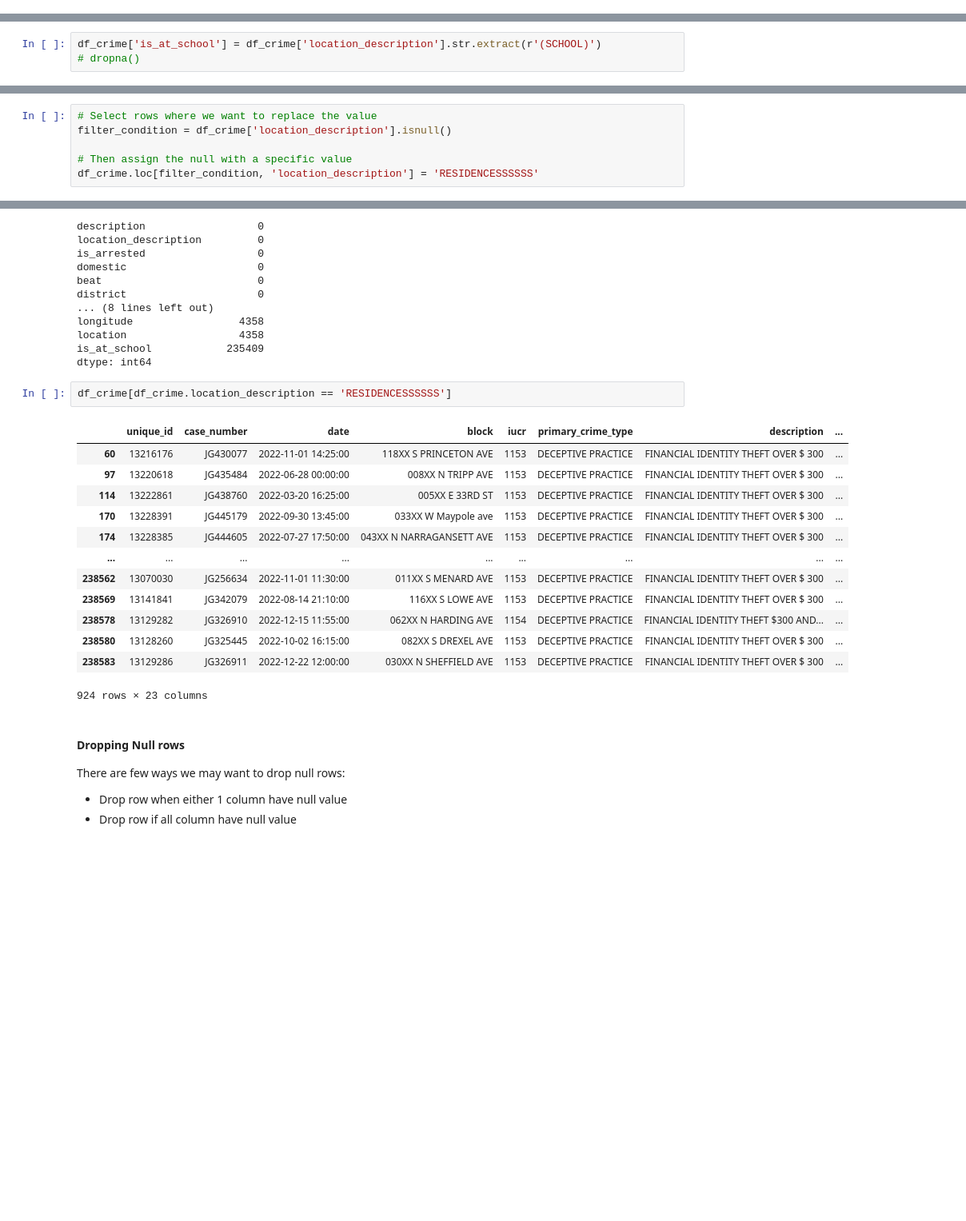
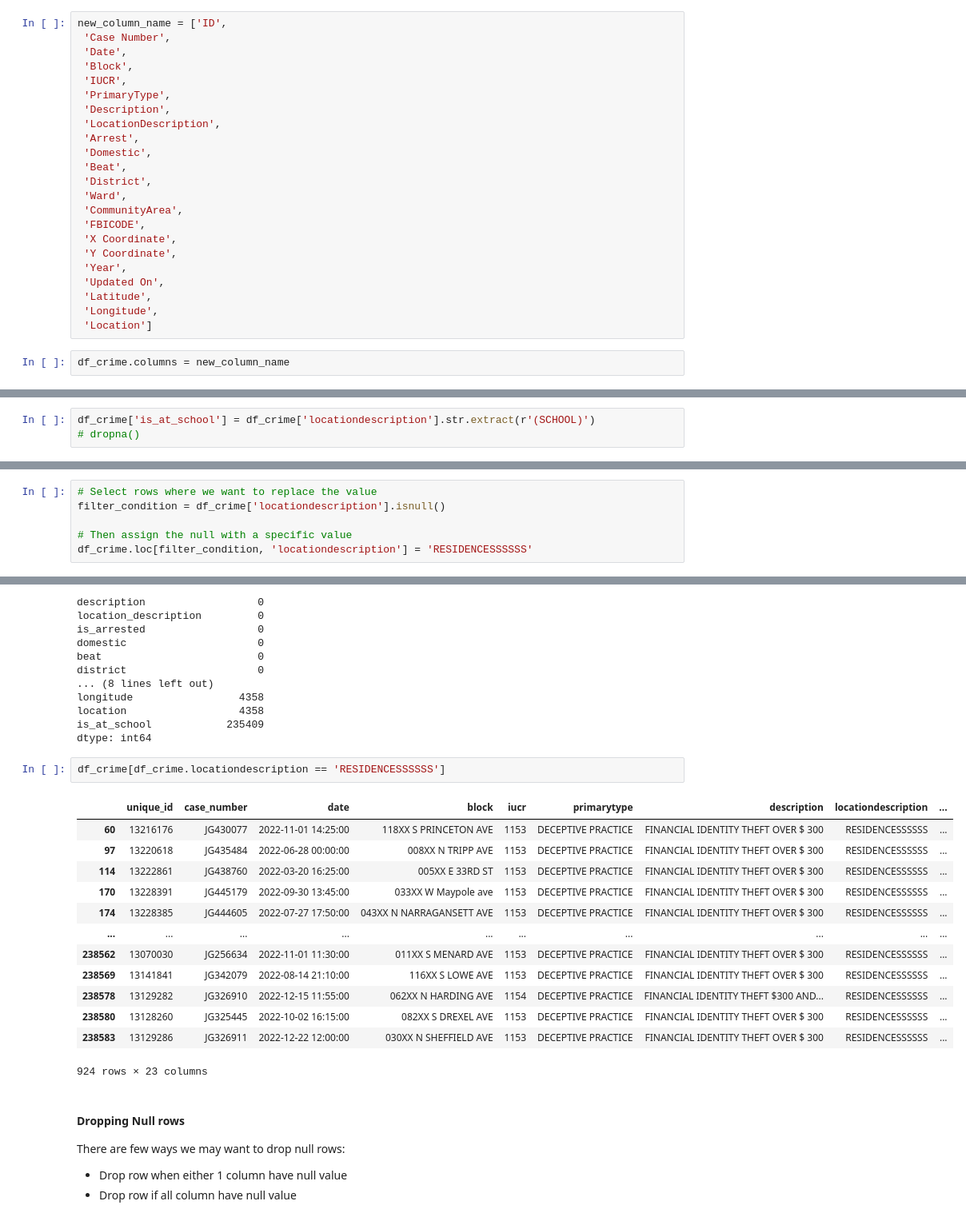
Before and after one commit to ksa-de101-0824/python-pandas, a Jupyter notebook: Demo/1 import data and manipulation.ipynb, the cells around one changed output, grey strips where cells are left out. Shown at 80% size. Drawn from its saved outputs; the diff is of its cells as text; blank space fills up the shorter version.

```diff
--- a/Demo/1 import data and manipulation.ipynb
+++ b/Demo/1 import data and manipulation.ipynb
@@ -225,5 +250,30 @@ list(df_crime.columns)
  'Latitude',
  'Longitude',
  'Location']
+# %%
+new_column_name = ['ID',
+ 'Case Number',
+ 'Date',
+ 'Block',
+ 'IUCR',
+ 'PrimaryType',
+ 'Description',
+ 'LocationDescription',
+ 'Arrest',
+ 'Domestic',
+ 'Beat',
+ 'District',
+ 'Ward',
+ 'CommunityArea',
+ 'FBICODE',
+ 'X Coordinate',
+ 'Y Coordinate',
+ 'Year',
+ 'Updated On',
+ 'Latitude',
+ 'Longitude',
+ 'Location']
+# %%
+df_crime.columns = new_column_name
 # %% [markdown]
 #### Changing column names
@@ -549,7 +659,7 @@ import re
 #### Extracting Value In A String
 https://pandas.pydata.org/pandas-docs/stable/user_guide/text.html#extracting-substrings
 # %%
-df_crime['is_at_school'] = df_crime['location_description'].str.extract(r'(SCHOOL)')
+df_crime['is_at_school'] = df_crime['locationdescription'].str.extract(r'(SCHOOL)')
 # dropna()
 # %%
 df_crime[~df_crime['is_at_school'].isnull()]
@@ -596,10 +706,10 @@ dtype: int64
 #### Replacing Nulls With Value
 # %%
 # Select rows where we want to replace the value
-filter_condition = df_crime['location_description'].isnull()
+filter_condition = df_crime['locationdescription'].isnull()
 
 # Then assign the null with a specific value
-df_crime.loc[filter_condition, 'location_description'] = 'RESIDENCESSSSSS'
+df_crime.loc[filter_condition, 'locationdescription'] = 'RESIDENCESSSSSS'
 # %%
 df_crime.isna().sum()
 # Now no more null at location_description :)
@@ -622,20 +732,20 @@ location                  4358
 is_at_school            235409
 dtype: int64
 # %%
-df_crime[df_crime.location_description == 'RESIDENCESSSSSS']
+df_crime[df_crime.locationdescription == 'RESIDENCESSSSSS']
 # %% [output]
-|  | unique_id | case_number | date | block | iucr | primary_crime_type | description | ... |
-| 60 | 13216176 | JG430077 | 2022-11-01 14:25:00 | 118XX S PRINCETON AVE | 1153 | DECEPTIVE PRACTICE | FINANCIAL IDENTITY THEFT OVER $ 300 | ... |
-| 97 | 13220618 | JG435484 | 2022-06-28 00:00:00 | 008XX N TRIPP AVE | 1153 | DECEPTIVE PRACTICE | FINANCIAL IDENTITY THEFT OVER $ 300 | ... |
-| 114 | 13222861 | JG438760 | 2022-03-20 16:25:00 | 005XX E 33RD ST | 1153 | DECEPTIVE PRACTICE | FINANCIAL IDENTITY THEFT OVER $ 300 | ... |
-| 170 | 13228391 | JG445179 | 2022-09-30 13:45:00 | 033XX W Maypole ave | 1153 | DECEPTIVE PRACTICE | FINANCIAL IDENTITY THEFT OVER $ 300 | ... |
-| 174 | 13228385 | JG444605 | 2022-07-27 17:50:00 | 043XX N NARRAGANSETT AVE | 1153 | DECEPTIVE PRACTICE | FINANCIAL IDENTITY THEFT OVER $ 300 | ... |
-| ... | ... | ... | ... | ... | ... | ... | ... | ... |
-| 238562 | 13070030 | JG256634 | 2022-11-01 11:30:00 | 011XX S MENARD AVE | 1153 | DECEPTIVE PRACTICE | FINANCIAL IDENTITY THEFT OVER $ 300 | ... |
-| 238569 | 13141841 | JG342079 | 2022-08-14 21:10:00 | 116XX S LOWE AVE | 1153 | DECEPTIVE PRACTICE | FINANCIAL IDENTITY THEFT OVER $ 300 | ... |
-| 238578 | 13129282 | JG326910 | 2022-12-15 11:55:00 | 062XX N HARDING AVE | 1154 | DECEPTIVE PRACTICE | FINANCIAL IDENTITY THEFT $300 AND... | ... |
-| 238580 | 13128260 | JG325445 | 2022-10-02 16:15:00 | 082XX S DREXEL AVE | 1153 | DECEPTIVE PRACTICE | FINANCIAL IDENTITY THEFT OVER $ 300 | ... |
-| 238583 | 13129286 | JG326911 | 2022-12-22 12:00:00 | 030XX N SHEFFIELD AVE | 1153 | DECEPTIVE PRACTICE | FINANCIAL IDENTITY THEFT OVER $ 300 | ... |
+|  | unique_id | case_number | date | block | iucr | primarytype | description | locationdescription | ... |
+| 60 | 13216176 | JG430077 | 2022-11-01 14:25:00 | 118XX S PRINCETON AVE | 1153 | DECEPTIVE PRACTICE | FINANCIAL IDENTITY THEFT OVER $ 300 | RESIDENCESSSSSS | ... |
+| 97 | 13220618 | JG435484 | 2022-06-28 00:00:00 | 008XX N TRIPP AVE | 1153 | DECEPTIVE PRACTICE | FINANCIAL IDENTITY THEFT OVER $ 300 | RESIDENCESSSSSS | ... |
+| 114 | 13222861 | JG438760 | 2022-03-20 16:25:00 | 005XX E 33RD ST | 1153 | DECEPTIVE PRACTICE | FINANCIAL IDENTITY THEFT OVER $ 300 | RESIDENCESSSSSS | ... |
+| 170 | 13228391 | JG445179 | 2022-09-30 13:45:00 | 033XX W Maypole ave | 1153 | DECEPTIVE PRACTICE | FINANCIAL IDENTITY THEFT OVER $ 300 | RESIDENCESSSSSS | ... |
+| 174 | 13228385 | JG444605 | 2022-07-27 17:50:00 | 043XX N NARRAGANSETT AVE | 1153 | DECEPTIVE PRACTICE | FINANCIAL IDENTITY THEFT OVER $ 300 | RESIDENCESSSSSS | ... |
+| ... | ... | ... | ... | ... | ... | ... | ... | ... | ... |
+| 238562 | 13070030 | JG256634 | 2022-11-01 11:30:00 | 011XX S MENARD AVE | 1153 | DECEPTIVE PRACTICE | FINANCIAL IDENTITY THEFT OVER $ 300 | RESIDENCESSSSSS | ... |
+| 238569 | 13141841 | JG342079 | 2022-08-14 21:10:00 | 116XX S LOWE AVE | 1153 | DECEPTIVE PRACTICE | FINANCIAL IDENTITY THEFT OVER $ 300 | RESIDENCESSSSSS | ... |
+| 238578 | 13129282 | JG326910 | 2022-12-15 11:55:00 | 062XX N HARDING AVE | 1154 | DECEPTIVE PRACTICE | FINANCIAL IDENTITY THEFT $300 AND... | RESIDENCESSSSSS | ... |
+| 238580 | 13128260 | JG325445 | 2022-10-02 16:15:00 | 082XX S DREXEL AVE | 1153 | DECEPTIVE PRACTICE | FINANCIAL IDENTITY THEFT OVER $ 300 | RESIDENCESSSSSS | ... |
+| 238583 | 13129286 | JG326911 | 2022-12-22 12:00:00 | 030XX N SHEFFIELD AVE | 1153 | DECEPTIVE PRACTICE | FINANCIAL IDENTITY THEFT OVER $ 300 | RESIDENCESSSSSS | ... |
 924 rows × 23 columns
 # %% [markdown]
 #### Dropping Null rows
```
Also changed, not shown: parts of 34 cells of this notebook.
